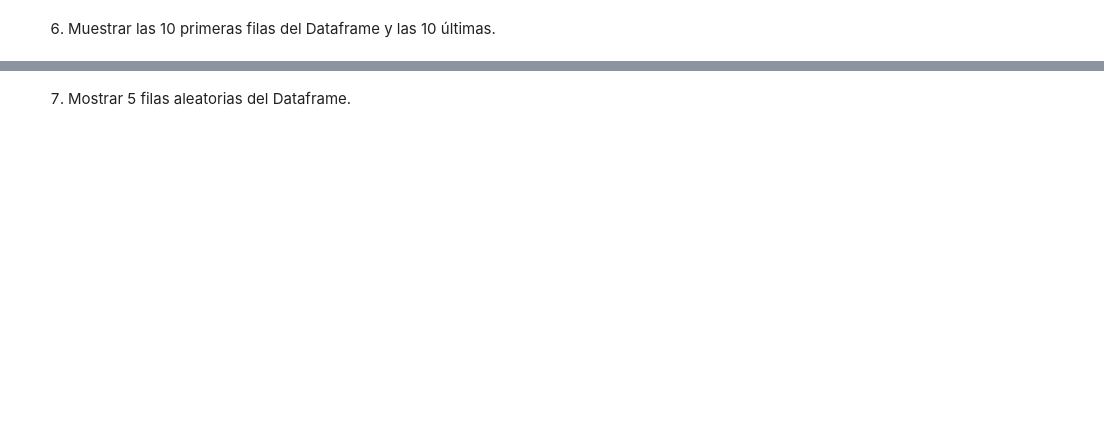
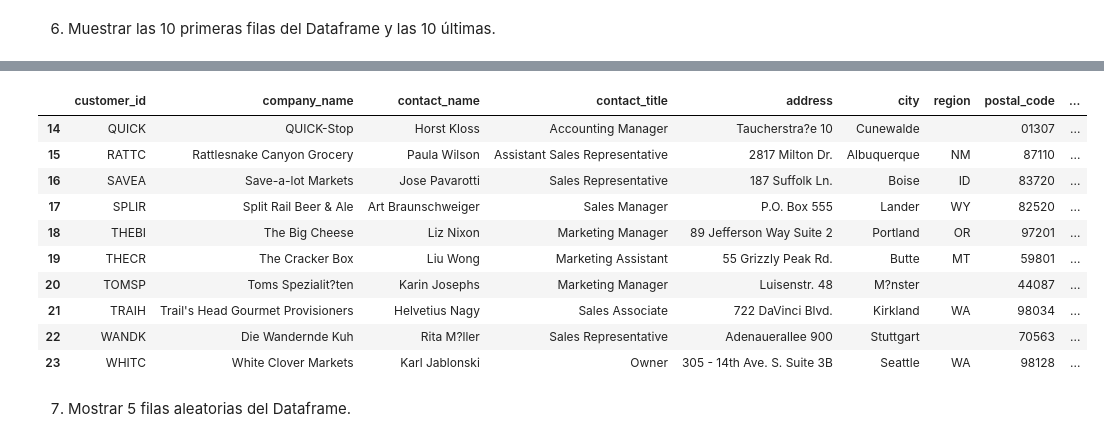
Before and after one commit to fernandaMarti/Modulo_02, a Jupyter notebook: 13_promoH-modulo2-Python_SQL-Fer-Sil.ipynb, the cells around one changed output, grey strips where cells are left out. Saved outputs shown, nothing was run; the diff lists cells and outputs as text; code cells hidden in the pictures; blank space fills up the shorter version.

```diff
--- a/13_promoH-modulo2-Python_SQL-Fer-Sil.ipynb
+++ b/13_promoH-modulo2-Python_SQL-Fer-Sil.ipynb
@@ -19,2 +166,16 @@ Pair programming Python + SQL
+# %%
+df.tail(10)
+# %% [output]
+|  | customer_id | company_name | contact_name | contact_title | address | city | region | postal_code | ... |
+| 14 | QUICK | QUICK-Stop | Horst Kloss | Accounting Manager | Taucherstra?e 10 | Cunewalde |  | 01307 | ... |
+| 15 | RATTC | Rattlesnake Canyon Grocery | Paula Wilson | Assistant Sales Representative | 2817 Milton Dr. | Albuquerque | NM | 87110 | ... |
+| 16 | SAVEA | Save-a-lot Markets | Jose Pavarotti | Sales Representative | 187 Suffolk Ln. | Boise | ID | 83720 | ... |
+| 17 | SPLIR | Split Rail Beer & Ale | Art Braunschweiger | Sales Manager | P.O. Box 555 | Lander | WY | 82520 | ... |
+| 18 | THEBI | The Big Cheese | Liz Nixon | Marketing Manager | 89 Jefferson Way Suite 2 | Portland | OR | 97201 | ... |
+| 19 | THECR | The Cracker Box | Liu Wong | Marketing Assistant | 55 Grizzly Peak Rd. | Butte | MT | 59801 | ... |
+| 20 | TOMSP | Toms Spezialit?ten | Karin Josephs | Marketing Manager | Luisenstr. 48 | M?nster |  | 44087 | ... |
+| 21 | TRAIH | Trail's Head Gourmet Provisioners | Helvetius Nagy | Sales Associate | 722 DaVinci Blvd. | Kirkland | WA | 98034 | ... |
+| 22 | WANDK | Die Wandernde Kuh | Rita M?ller | Sales Representative | Adenauerallee 900 | Stuttgart |  | 70563 | ... |
+| 23 | WHITC | White Clover Markets | Karl Jablonski | Owner | 305 - 14th Ave. S. Suite 3B | Seattle | WA | 98128 | ... |
 # %% [markdown]
 7.  Mostrar 5 filas aleatorias del Dataframe.
```
Also changed, not shown: parts of 15 cells of this notebook.
